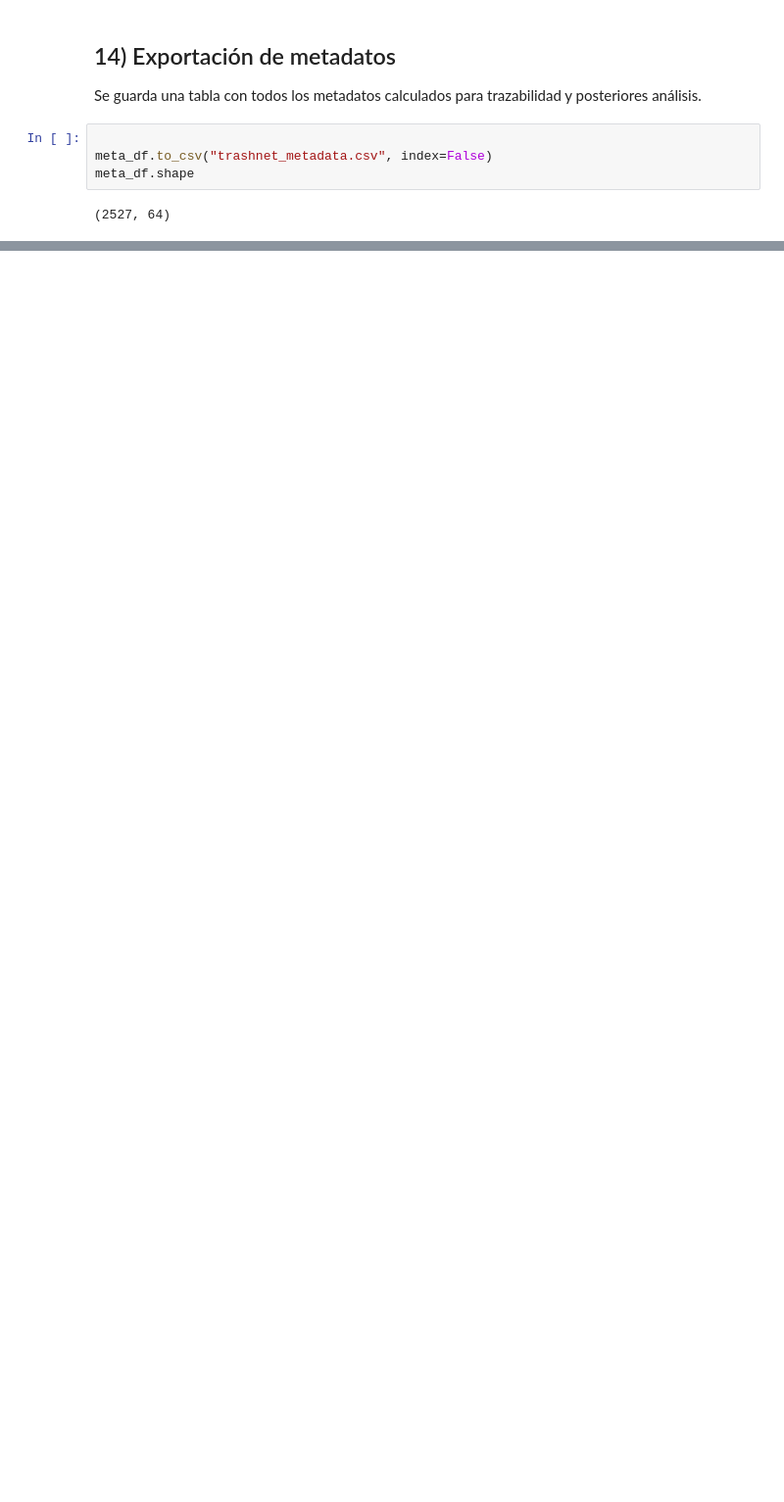
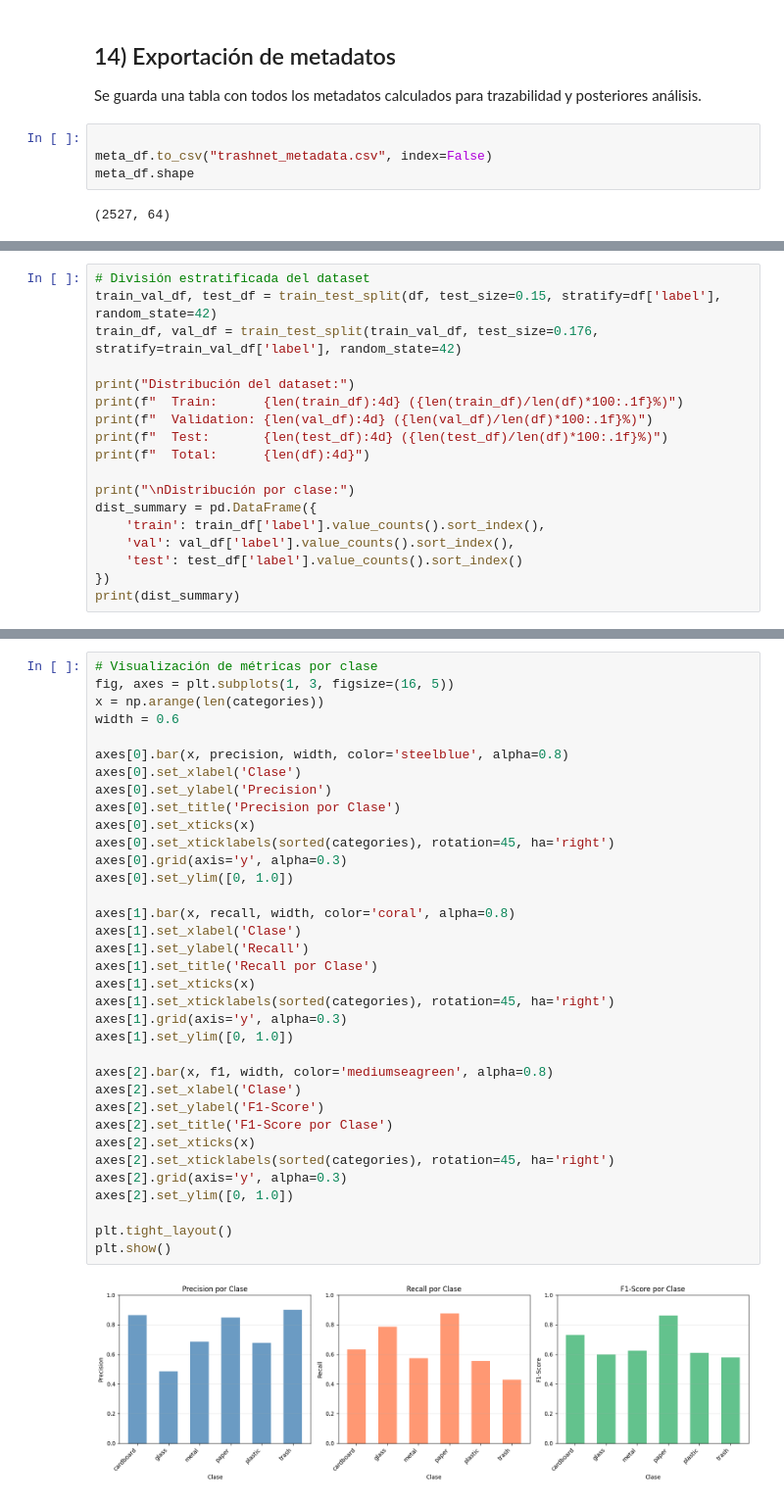
Before and after one commit to MartinAndu/Vision_Computadora_2_CEIA-, a Jupyter notebook: EDA_TrashNet.ipynb, the cells around one changed output, grey strips where cells are left out. Shown at 98% size. Cells and saved outputs as stored; diff of their text form; blank space fills up the shorter version.

```diff
--- a/EDA_TrashNet.ipynb
+++ b/EDA_TrashNet.ipynb
@@ -436,0 +499,18 @@ meta_df.shape
+# %%
+# División estratificada del dataset
+train_val_df, test_df = train_test_split(df, test_size=0.15, stratify=df['label'], random_state=42)
+train_df, val_df = train_test_split(train_val_df, test_size=0.176, stratify=train_val_df['label'], random_state=42)
+
+print("Distribución del dataset:")
+print(f"  Train:      {len(train_df):4d} ({len(train_df)/len(df)*100:.1f}%)")
+print(f"  Validation: {len(val_df):4d} ({len(val_df)/len(df)*100:.1f}%)")
+print(f"  Test:       {len(test_df):4d} ({len(test_df)/len(df)*100:.1f}%)")
+print(f"  Total:      {len(df):4d}")
+
+print("\nDistribución por clase:")
+dist_summary = pd.DataFrame({
+    'train': train_df['label'].value_counts().sort_index(),
+    'val': val_df['label'].value_counts().sort_index(),
+    'test': test_df['label'].value_counts().sort_index()
+})
+print(dist_summary)
@@ -436,0 +843,37 @@ meta_df.shape
+# %%
+# Visualización de métricas por clase
+fig, axes = plt.subplots(1, 3, figsize=(16, 5))
+x = np.arange(len(categories))
+width = 0.6
+
+axes[0].bar(x, precision, width, color='steelblue', alpha=0.8)
+axes[0].set_xlabel('Clase')
+axes[0].set_ylabel('Precision')
+axes[0].set_title('Precision por Clase')
+axes[0].set_xticks(x)
+axes[0].set_xticklabels(sorted(categories), rotation=45, ha='right')
+axes[0].grid(axis='y', alpha=0.3)
+axes[0].set_ylim([0, 1.0])
+
+axes[1].bar(x, recall, width, color='coral', alpha=0.8)
+axes[1].set_xlabel('Clase')
+axes[1].set_ylabel('Recall')
+axes[1].set_title('Recall por Clase')
+axes[1].set_xticks(x)
+axes[1].set_xticklabels(sorted(categories), rotation=45, ha='right')
+axes[1].grid(axis='y', alpha=0.3)
+axes[1].set_ylim([0, 1.0])
+
+axes[2].bar(x, f1, width, color='mediumseagreen', alpha=0.8)
+axes[2].set_xlabel('Clase')
+axes[2].set_ylabel('F1-Score')
+axes[2].set_title('F1-Score por Clase')
+axes[2].set_xticks(x)
+axes[2].set_xticklabels(sorted(categories), rotation=45, ha='right')
+axes[2].grid(axis='y', alpha=0.3)
+axes[2].set_ylim([0, 1.0])
+
+plt.tight_layout()
+plt.show()
+# %% [output]
+[figure, added]
```
Also changed, not shown: parts of 22 cells of this notebook, 3 other files.
